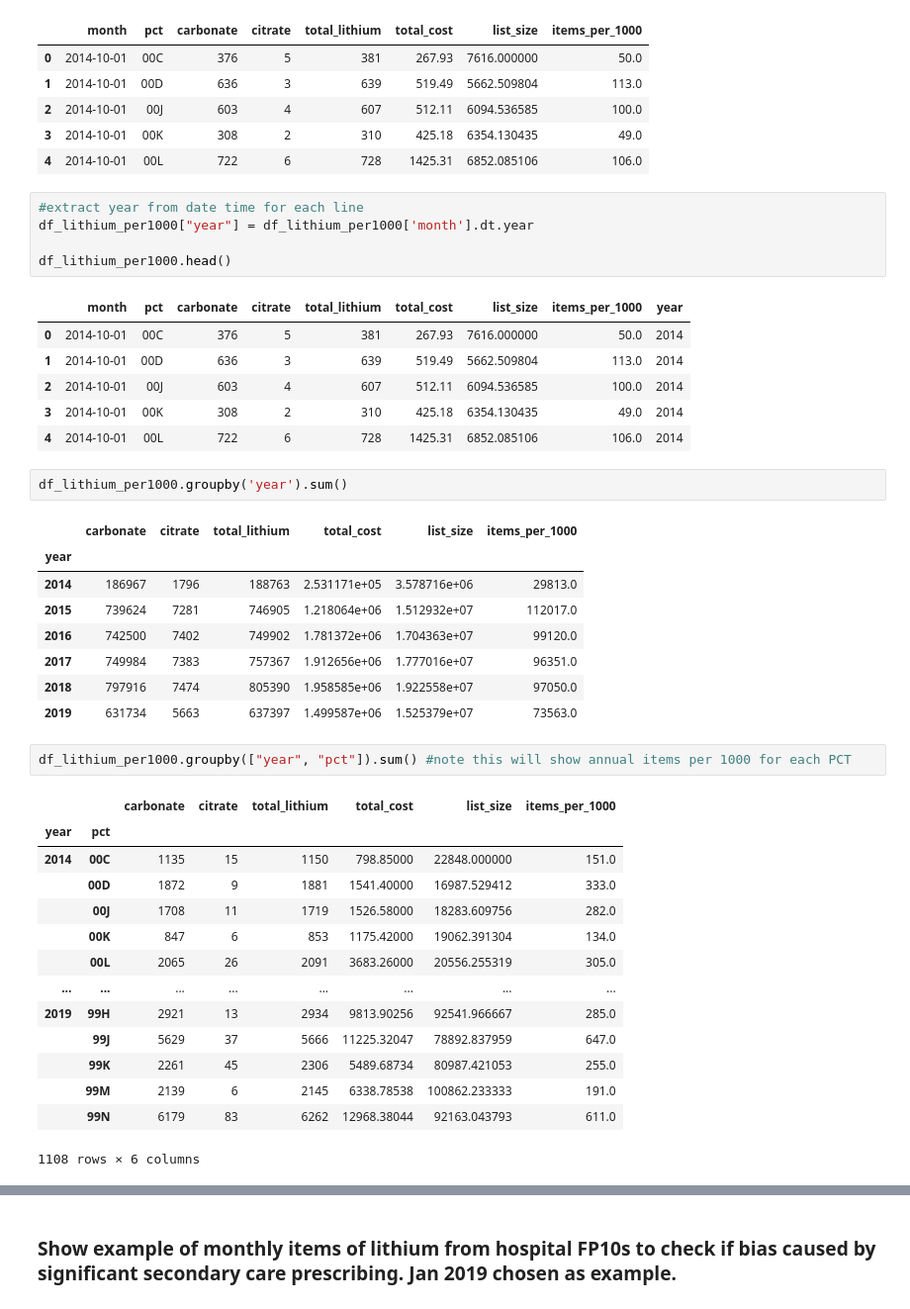
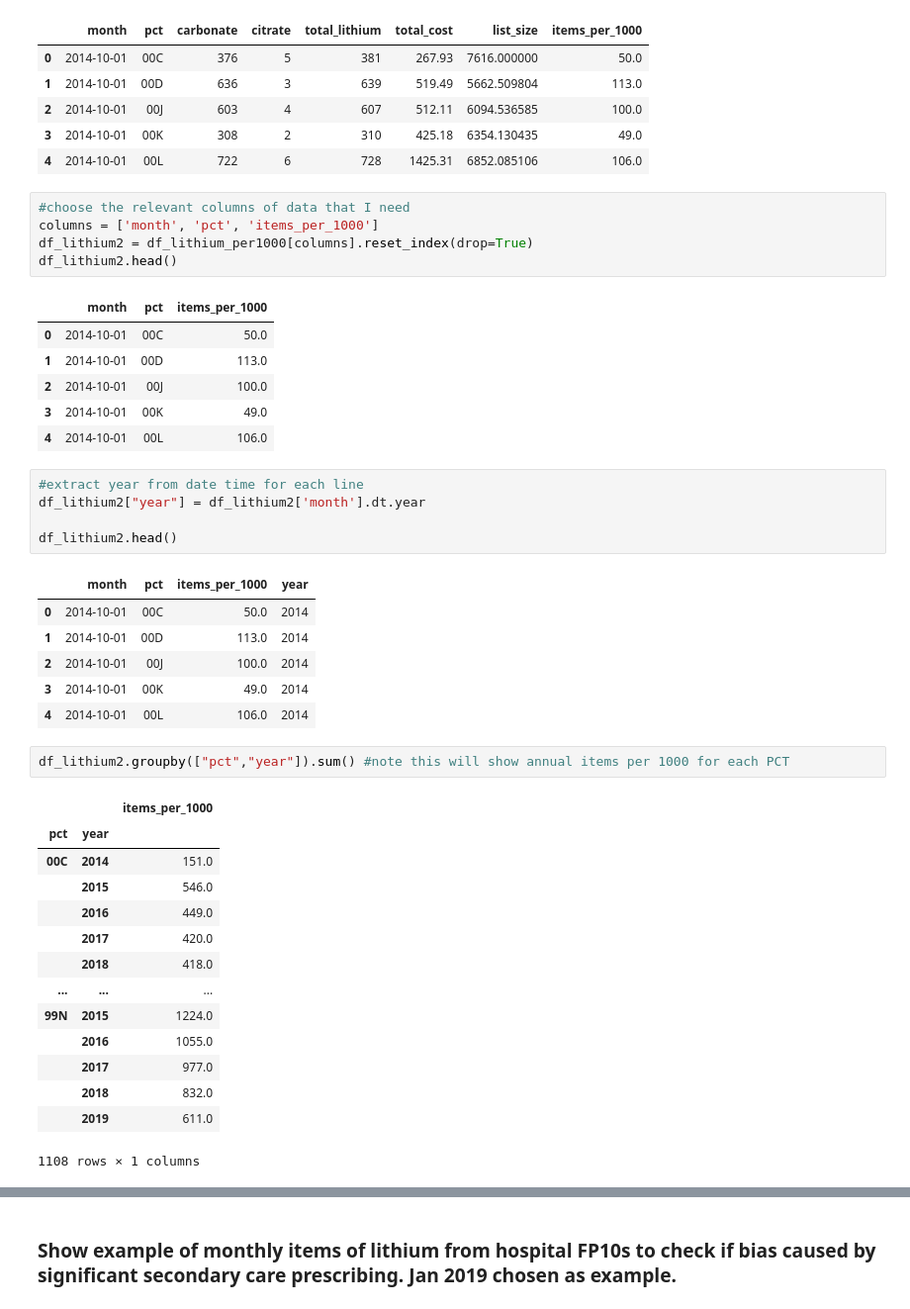
Before and after one commit to orlamac/lithium-paper, a Jupyter notebook: Lithium prescribing trends_update.ipynb, the cells around one changed output, grey strips where cells are left out. Shown at 99% size. Drawn from its saved outputs; the diff is of its cells as text.

```diff
--- a/Lithium prescribing trends_update.ipynb
+++ b/Lithium prescribing trends_update.ipynb
@@ -452,43 +373,44 @@ df_lithium_per1000.head()
 | 2 | 2014-10-01 | 00J | 603 | 4 | 607 | 512.11 | 6094.536585 | 100.0 |
 | 3 | 2014-10-01 | 00K | 308 | 2 | 310 | 425.18 | 6354.130435 | 49.0 |
 | 4 | 2014-10-01 | 00L | 722 | 6 | 728 | 1425.31 | 6852.085106 | 106.0 |
+# %%
+#choose the relevant columns of data that I need
+columns = ['month', 'pct', 'items_per_1000']
+df_lithium2 = df_lithium_per1000[columns].reset_index(drop=True)
+df_lithium2.head()
+# %% [output]
+|  | month | pct | items_per_1000 |
+| 0 | 2014-10-01 | 00C | 50.0 |
+| 1 | 2014-10-01 | 00D | 113.0 |
+| 2 | 2014-10-01 | 00J | 100.0 |
+| 3 | 2014-10-01 | 00K | 49.0 |
+| 4 | 2014-10-01 | 00L | 106.0 |
 # %%
 #extract year from date time for each line
-df_lithium_per1000["year"] = df_lithium_per1000['month'].dt.year
+df_lithium2["year"] = df_lithium2['month'].dt.year
 
-df_lithium_per1000.head()
+df_lithium2.head()
 # %% [output]
-|  | month | pct | carbonate | citrate | total_lithium | total_cost | list_size | items_per_1000 | year |
-| 0 | 2014-10-01 | 00C | 376 | 5 | 381 | 267.93 | 7616.000000 | 50.0 | 2014 |
-| 1 | 2014-10-01 | 00D | 636 | 3 | 639 | 519.49 | 5662.509804 | 113.0 | 2014 |
-| 2 | 2014-10-01 | 00J | 603 | 4 | 607 | 512.11 | 6094.536585 | 100.0 | 2014 |
-| 3 | 2014-10-01 | 00K | 308 | 2 | 310 | 425.18 | 6354.130435 | 49.0 | 2014 |
-| 4 | 2014-10-01 | 00L | 722 | 6 | 728 | 1425.31 | 6852.085106 | 106.0 | 2014 |
+|  | month | pct | items_per_1000 | year |
+| 0 | 2014-10-01 | 00C | 50.0 | 2014 |
+| 1 | 2014-10-01 | 00D | 113.0 | 2014 |
+| 2 | 2014-10-01 | 00J | 100.0 | 2014 |
+| 3 | 2014-10-01 | 00K | 49.0 | 2014 |
+| 4 | 2014-10-01 | 00L | 106.0 | 2014 |
-# %%
-df_lithium_per1000.groupby('year').sum()
-# %% [output]
-|  | carbonate | citrate | total_lithium | total_cost | list_size | items_per_1000 |
-| year |  |  |  |  |  |  |
-| 2014 | 186967 | 1796 | 188763 | 2.531171e+05 | 3.578716e+06 | 29813.0 |
-| 2015 | 739624 | 7281 | 746905 | 1.218064e+06 | 1.512932e+07 | 112017.0 |
-| 2016 | 742500 | 7402 | 749902 | 1.781372e+06 | 1.704363e+07 | 99120.0 |
-| 2017 | 749984 | 7383 | 757367 | 1.912656e+06 | 1.777016e+07 | 96351.0 |
-| 2018 | 797916 | 7474 | 805390 | 1.958585e+06 | 1.922558e+07 | 97050.0 |
-| 2019 | 631734 | 5663 | 637397 | 1.499587e+06 | 1.525379e+07 | 73563.0 |
 # %%
-df_lithium_per1000.groupby(["year", "pct"]).sum() #note this will show annual items per 1000 for each PCT
+df_lithium2.groupby(["pct","year"]).sum() #note this will show annual items per 1000 for each PCT
 # %% [output]
-|  |  | carbonate | citrate | total_lithium | total_cost | list_size | items_per_1000 |
-| year | pct |  |  |  |  |  |  |
-| 2014 | 00C | 1135 | 15 | 1150 | 798.85000 | 22848.000000 | 151.0 |
-|  | 00D | 1872 | 9 | 1881 | 1541.40000 | 16987.529412 | 333.0 |
-|  | 00J | 1708 | 11 | 1719 | 1526.58000 | 18283.609756 | 282.0 |
-|  | 00K | 847 | 6 | 853 | 1175.42000 | 19062.391304 | 134.0 |
-|  | 00L | 2065 | 26 | 2091 | 3683.26000 | 20556.255319 | 305.0 |
-| ... | ... | ... | ... | ... | ... | ... | ... |
-| 2019 | 99H | 2921 | 13 | 2934 | 9813.90256 | 92541.966667 | 285.0 |
-|  | 99J | 5629 | 37 | 5666 | 11225.32047 | 78892.837959 | 647.0 |
-|  | 99K | 2261 | 45 | 2306 | 5489.68734 | 80987.421053 | 255.0 |
-|  | 99M | 2139 | 6 | 2145 | 6338.78538 | 100862.233333 | 191.0 |
-|  | 99N | 6179 | 83 | 6262 | 12968.38044 | 92163.043793 | 611.0 |
+|  |  | items_per_1000 |
+| pct | year |  |
+| 00C | 2014 | 151.0 |
+|  | 2015 | 546.0 |
+|  | 2016 | 449.0 |
+|  | 2017 | 420.0 |
+|  | 2018 | 418.0 |
+| ... | ... | ... |
+| 99N | 2015 | 1224.0 |
+|  | 2016 | 1055.0 |
+|  | 2017 | 977.0 |
+|  | 2018 | 832.0 |
+|  | 2019 | 611.0 |
-1108 rows × 6 columns
+1108 rows × 1 columns
```
Also changed, not shown: parts of 26 cells of this notebook.
